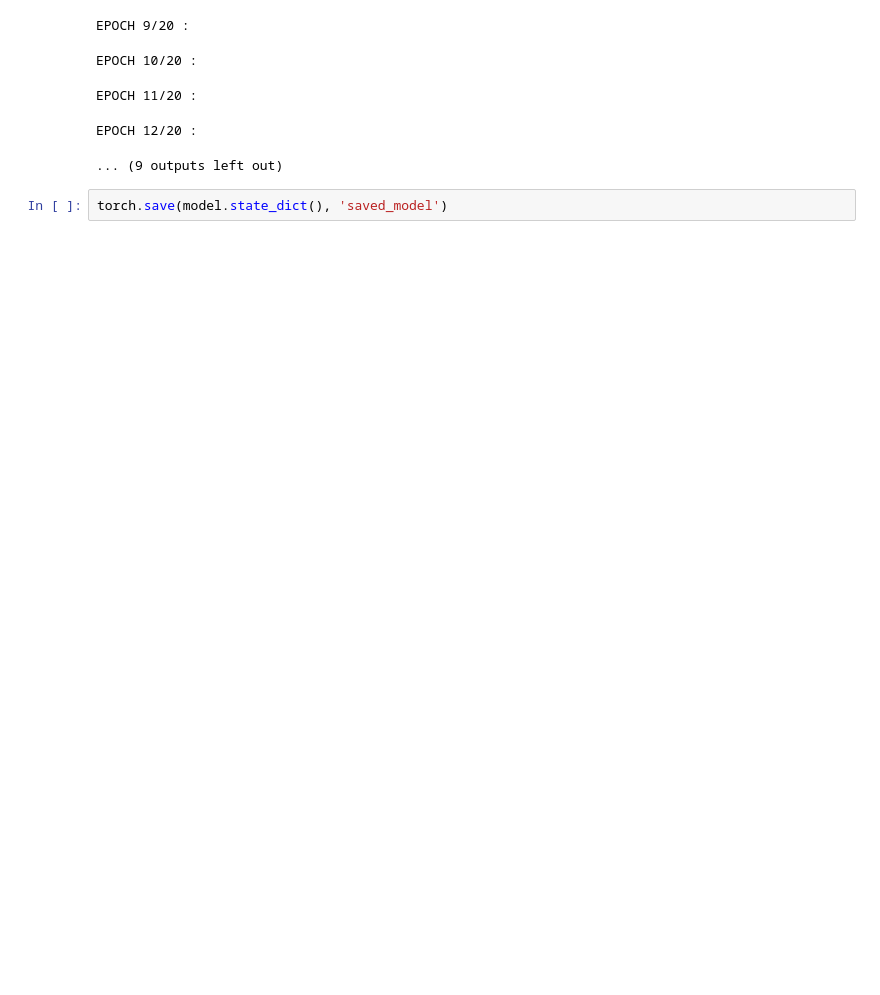
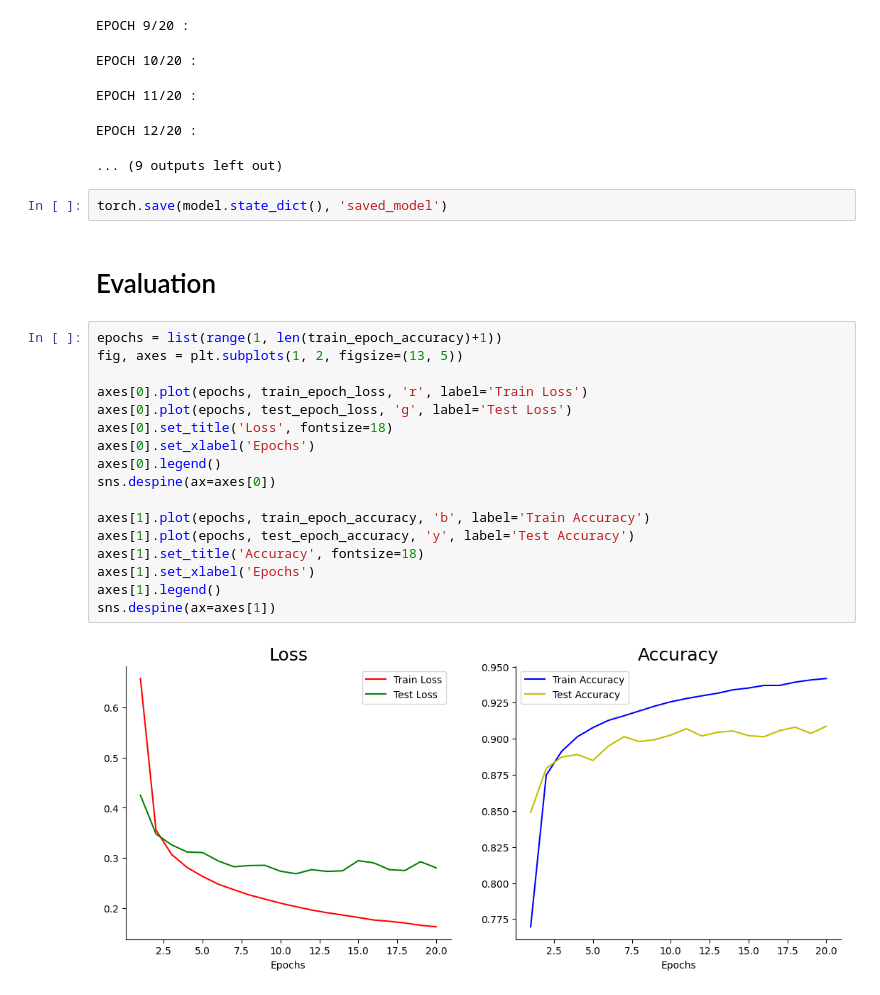
Before and after one commit to mjmousavi97/Deep-Learning-Tehran-uni, a Jupyter notebook: HomeWorks/02 HW/advanced_pytorch.ipynb, the cells around one changed output. Cells and saved outputs as stored; diff of their text form; blank space fills up the shorter version.

```diff
--- a/HomeWorks/02 HW/advanced_pytorch.ipynb
+++ b/HomeWorks/02 HW/advanced_pytorch.ipynb
@@ -424,3 +425,24 @@ EPOCH 12/20 :
 ... (9 outputs left out)
 # %%
 torch.save(model.state_dict(), 'saved_model')
+# %% [markdown]
+# Evaluation
+# %%
+epochs = list(range(1, len(train_epoch_accuracy)+1))
+fig, axes = plt.subplots(1, 2, figsize=(13, 5))
+
+axes[0].plot(epochs, train_epoch_loss, 'r', label='Train Loss')
+axes[0].plot(epochs, test_epoch_loss, 'g', label='Test Loss')
+axes[0].set_title('Loss', fontsize=18)
+axes[0].set_xlabel('Epochs')
+axes[0].legend()
+sns.despine(ax=axes[0])
+
+axes[1].plot(epochs, train_epoch_accuracy, 'b', label='Train Accuracy')
+axes[1].plot(epochs, test_epoch_accuracy, 'y', label='Test Accuracy')
+axes[1].set_title('Accuracy', fontsize=18)
+axes[1].set_xlabel('Epochs')
+axes[1].legend()
+sns.despine(ax=axes[1])
+# %% [output]
+[figure, added]
```
Also changed, not shown: parts of 9 cells of this notebook.
